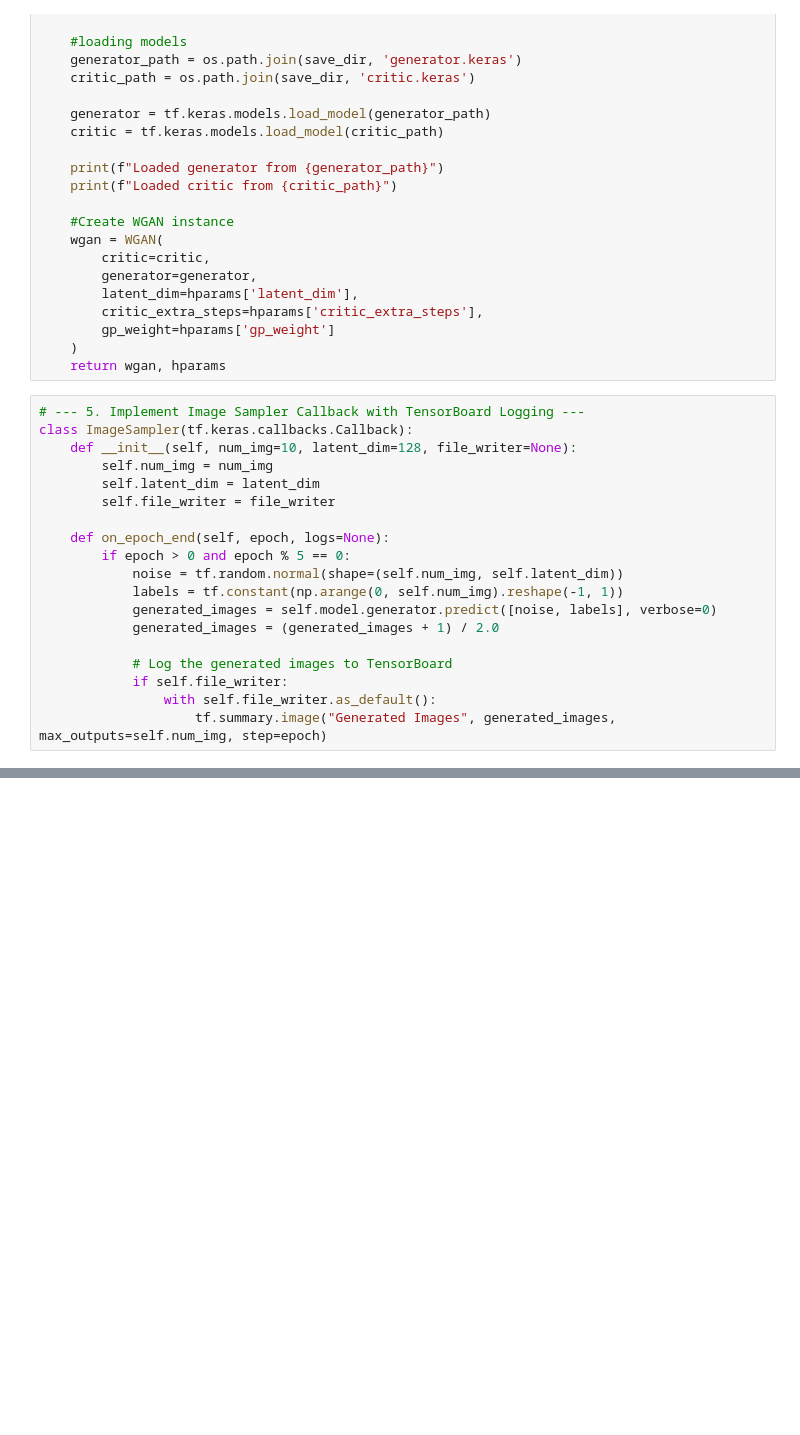
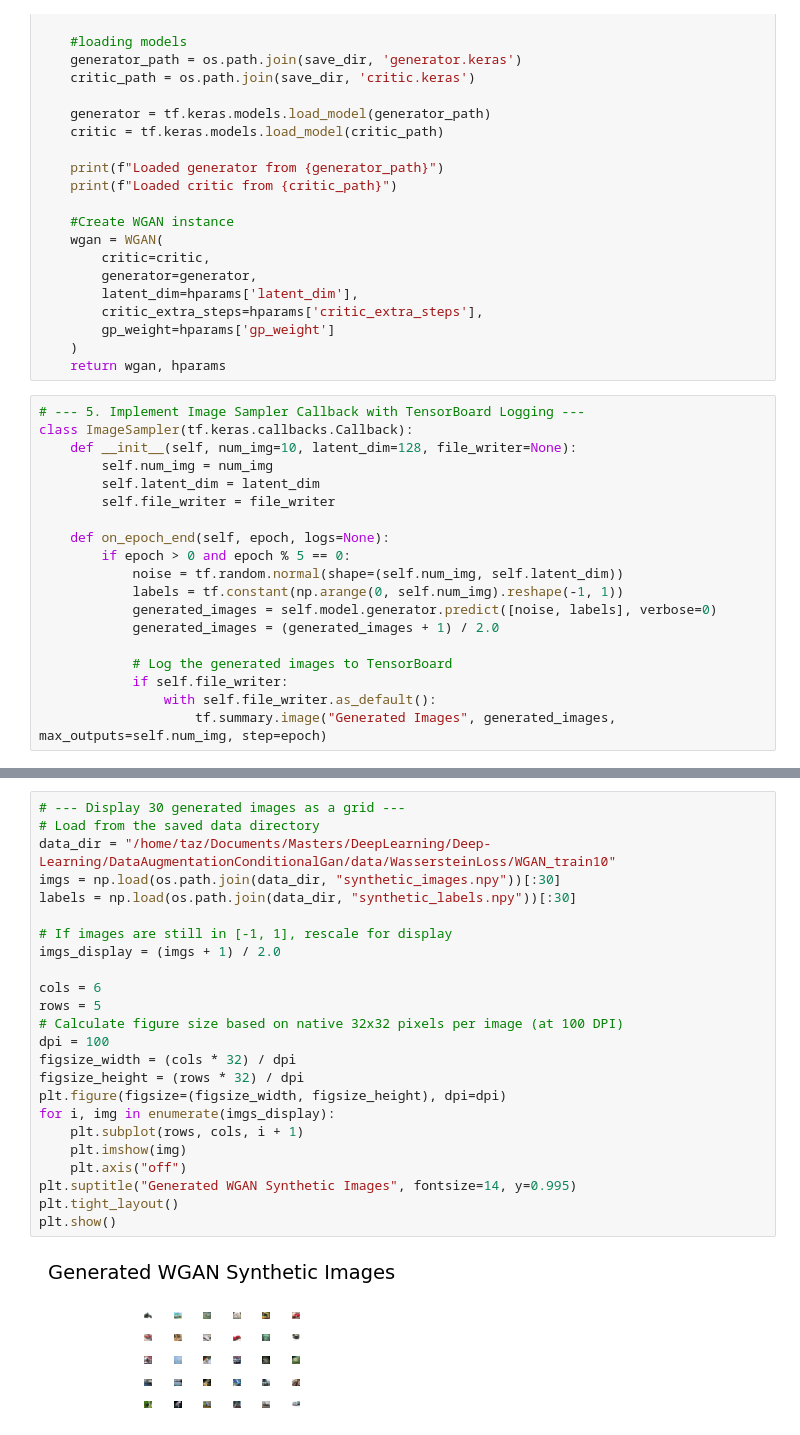
Before and after one commit to taz2419/DeepLearning, a Jupyter notebook: DataAugmentationConditionalGan/notebooks/WGAN_GP_with_TensorBoard_Logging.ipynb, the cells around one changed output, grey strips where cells are left out. Cells and saved outputs as stored; diff of their text form; blank space fills up the shorter version.

```diff
--- a/DataAugmentationConditionalGan/notebooks/WGAN_GP_with_TensorBoard_Logging.ipynb
+++ b/DataAugmentationConditionalGan/notebooks/WGAN_GP_with_TensorBoard_Logging.ipynb
@@ -727,0 +361,26 @@ Augmented (Original + GAN):    0.7880
+# %%
+# --- Display 30 generated images as a grid ---
+# Load from the saved data directory
+data_dir = "/home/taz/Documents/Masters/DeepLearning/Deep-Learning/DataAugmentationConditionalGan/data/WassersteinLoss/WGAN_train10"
+imgs = np.load(os.path.join(data_dir, "synthetic_images.npy"))[:30]
+labels = np.load(os.path.join(data_dir, "synthetic_labels.npy"))[:30]
+
+# If images are still in [-1, 1], rescale for display
+imgs_display = (imgs + 1) / 2.0
+
+cols = 6
+rows = 5
+# Calculate figure size based on native 32x32 pixels per image (at 100 DPI)
+dpi = 100
+figsize_width = (cols * 32) / dpi
+figsize_height = (rows * 32) / dpi
+plt.figure(figsize=(figsize_width, figsize_height), dpi=dpi)
+for i, img in enumerate(imgs_display):
+    plt.subplot(rows, cols, i + 1)
+    plt.imshow(img)
+    plt.axis("off")
+plt.suptitle("Generated WGAN Synthetic Images", fontsize=14, y=0.995)
+plt.tight_layout()
+plt.show()
+# %% [output]
+[figure, added]
```
Also changed, not shown: parts of 57 cells of this notebook, 9 other files.
